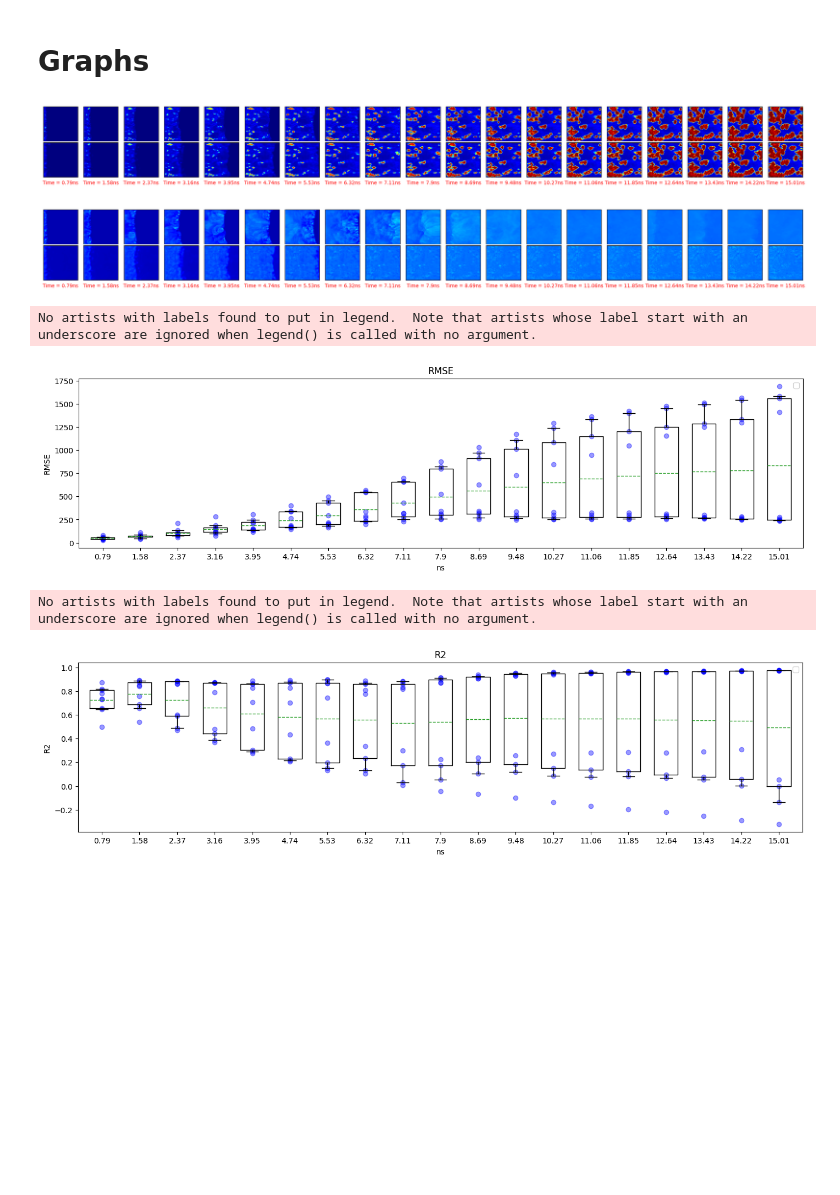
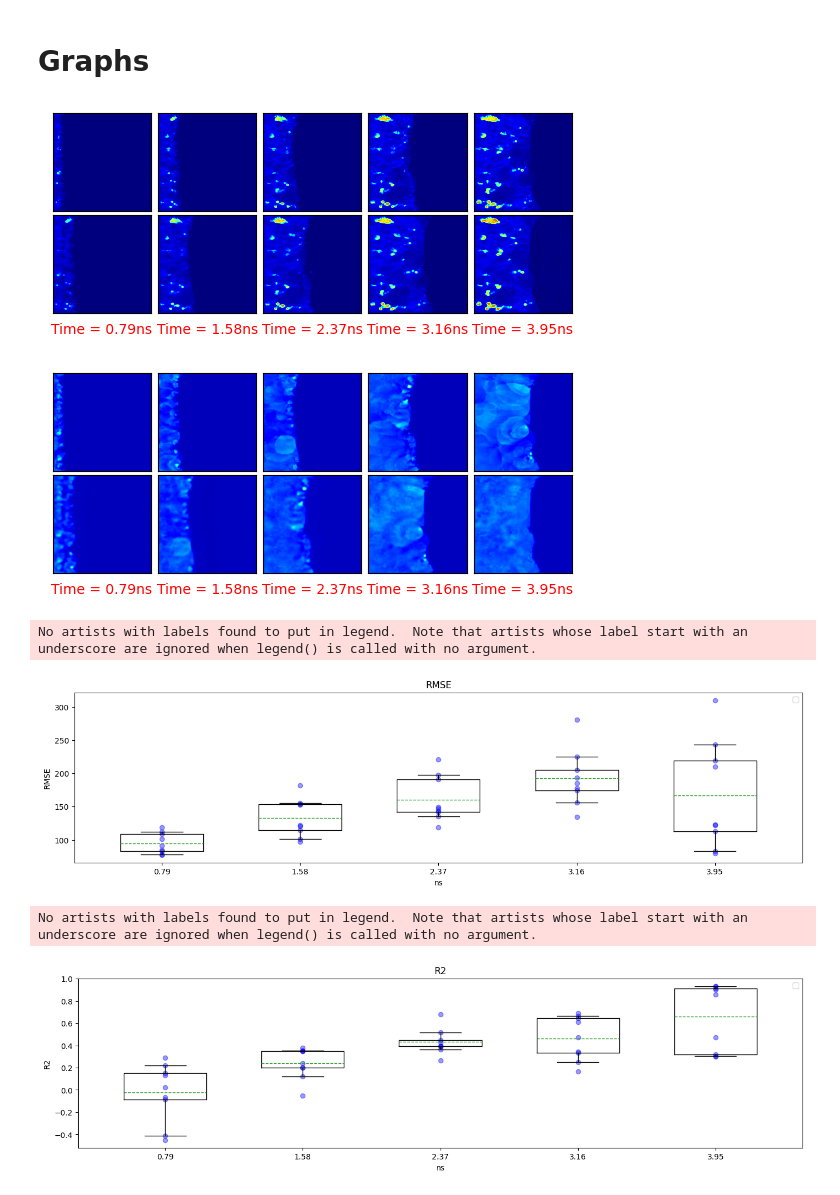
Before and after one commit to baeklab/parc, a Jupyter notebook: demos/modularized.ipynb, the cells around one changed output. Saved outputs shown, nothing was run; the diff lists cells and outputs as text; code cells hidden in the pictures; blank space fills up the shorter version.

Commit message:
Finalized version of PARC

```diff
--- a/demos/modularized.ipynb
+++ b/demos/modularized.ipynb
@@ -60,8 +51,8 @@ C:\Users\Austin Leonard\parc_data\data\raw/microstructures/data_01.pgm
 # %%
-total_output = np.load("../parc_data/output_data.npy")
-data_in = np.load("../parc_data/input_data.npy")
-initial_vals = np.load("../parc_data/initial_vals.npy")
-normalizing_constants = np.load("../parc_data/normalizing_constants.npy",allow_pickle=True)
+total_output = np.load("../parc_data/output_data_shorter_time.npy")
+data_in = np.load("../parc_data/input_data_shorter_time.npy")
+initial_vals = np.load("../parc_data/initial_vals_shorter_time.npy")
+normalizing_constants = np.load("../parc_data/normalizing_constants_shorter_time.npy",allow_pickle=True)
 # %%
 # split data set
 X_train, y_train, X_train_init, X_val, y_val, X_val_init, test_X, test_Y, test_X_init = IO.split_data(data_in,total_output,initial_vals,splits=[0.6, 0.2, 0.2])
@@ -83,12 +74,8 @@ X_train, y_train, X_train_init, X_val, y_val, X_val_init, test_X, test_Y, test_X
 ### Prepare PARC
 # %%
 #initilize model parameters
-parc_model = model.PARC(input_size=240, n_fields=2, n_timesteps=time_steps, n_featuremaps=numFeatureMaps)
+parc_model = model.PARC(input_size, n_fields, time_steps, numFeatureMaps)
 parc_model.build()
-loss = ["mse", "mse"]
-loss_weights = [1, 1]
-optimizer = keras.optimizers.Adam(learning_rate=0.0001,beta_1=0.9, beta_2=0.999)
-metrics = ["acc"]
-parc_model.compile(loss = loss,loss_weights = loss_weights,optimizer = optimizer,metrics = metrics)
+parc_model.compile(loss = loss,optimizer = optimizer)
 # %% [markdown]
 # Training
@@ -112,11 +86,11 @@ y_val = IO.reshape_old(y_val)
 test_Y = IO.reshape_old(test_Y)
 
 #train the model using training set, skip this part if already trained
-#history = parc_model.fit(
-#    x=[X_train, X_train_init],
-#    y=[y_train[:, :, :, :38], y_train[:, :, :, 38:]],
-#    validation_data=([X_val, X_val_init], [y_val[:, :, :, :38], y_val[:, :, :, 38:]]),
-#    batch_size=1,
-#    epochs=300,
-#)
+history = parc_model.fit(
+    x=[X_train, X_train_init],
+    y=[y_train[:, :, :, :(time_steps*n_fields)], y_train[:, :, :, (time_steps*n_fields):]],
+    validation_data=([X_val, X_val_init], [y_val[:, :, :, :(time_steps*2)], y_val[:, :, :, (time_steps*2):]]),
+    batch_size=1,
+    epochs=500,
+)
 # %% [output]
@@ -131,7 +105,7 @@ Reformatted data shape:  (9, 240, 240, 76)
 #parc_model.save_weights("../parc_data/PARC_trained_data.h5")
 
 #load trained model weights
-parc_model.load_weights("../parc_data/preTrain.h5")
+parc_model.load_weights("../parc_data/PARC_trained_data.h5")
 # %% [markdown]
 # Prediction
 # %%
@@ -196,18 +169,18 @@ temp loss:  tf.Tensor(
 # %%
 #create plots for data
 graphs.visualize_inference(Temp_gt,Temp_pred,t_idx,2,norm_T_min,norm_T_max)
 graphs.visualize_inference(Pres_gt,Pres_pred,t_idx,2,norm_P_min,norm_P_max)
 graphs.plot_rmse(rmse,t_idx)
 graphs.plot_r2(r2,t_idx)
 graphs.plot_hotspot_area(Temp_gt,Temp_pred,t_idx)
 graphs.plot_hotspot_area_dot(Temp_gt,Temp_pred,t_idx,del_t)
 graphs.plot_hotspot_temperature(Temp_gt,Temp_pred,t_idx)
 graphs.plot_hotspot_temp_dot(Temp_gt,Temp_pred,t_idx,del_t)
-graphs.plot_saliency(Temp_pred,5)
+graphs.plot_saliency(Temp_pred,0,2)
 # %% [output]
-[figure, old version]
+[figure, new version]
-[figure, old version]
+[figure, new version]
 No artists with labels found to put in legend.  Note that artists whose label start with an underscore are ignored when legend() is called with no argument.
-[figure, old version]
+[figure, new version]
 No artists with labels found to put in legend.  Note that artists whose label start with an underscore are ignored when legend() is called with no argument.
-[figure, old version]
+[figure, new version]
```
Also changed, not shown: parts of 27 cells of this notebook, 5 other files.
